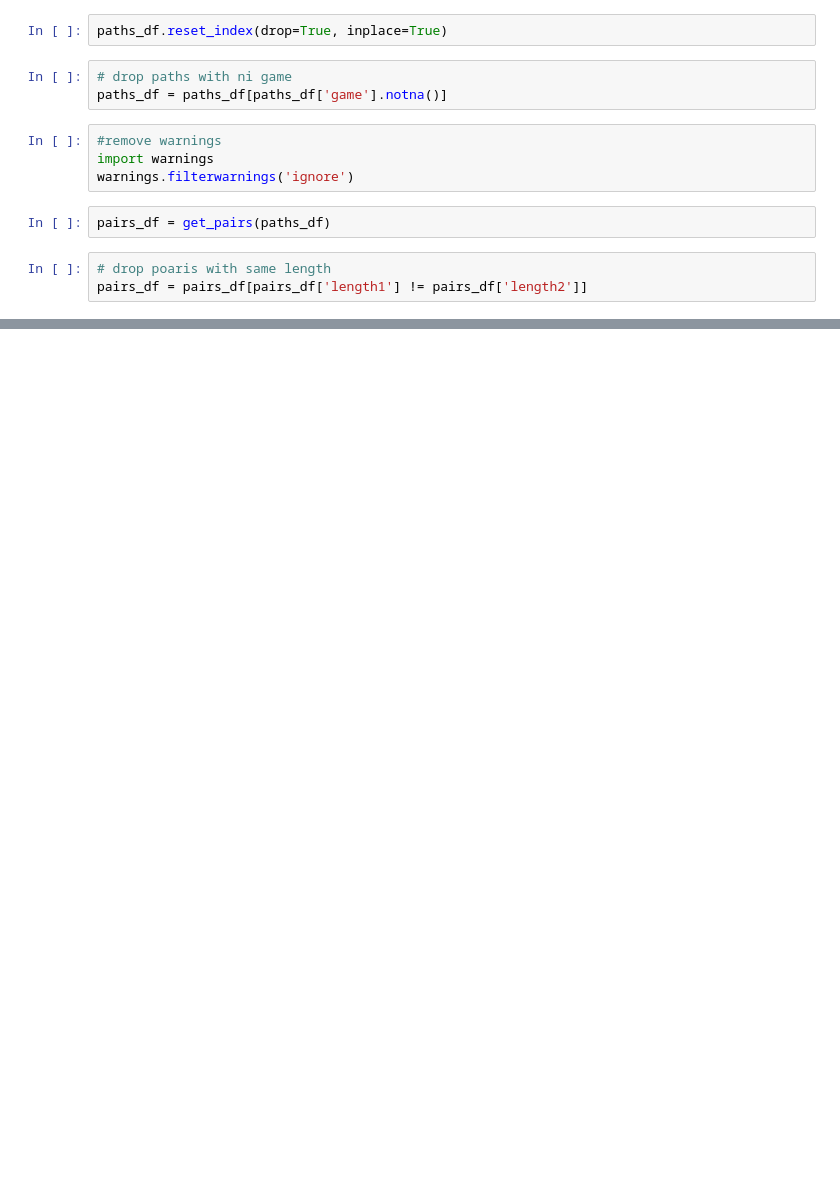
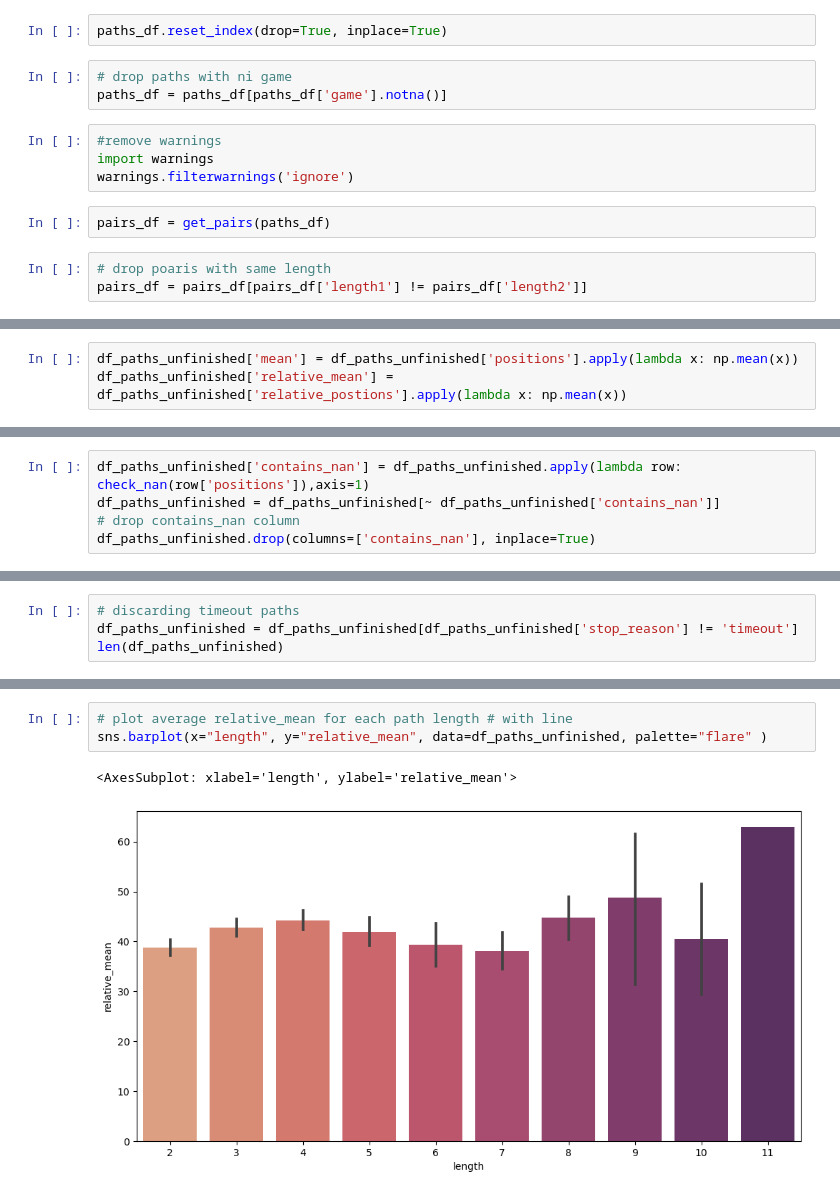
Before and after one commit to epfl-ada/ada-2022-project-groupe53, a Jupyter notebook: MahdiPlayground.ipynb, the cells around one changed output, grey strips where cells are left out. Saved outputs shown, nothing was run; the diff lists cells and outputs as text; blank space fills up the shorter version.

```diff
--- a/MahdiPlayground.ipynb
+++ b/MahdiPlayground.ipynb
@@ -560,0 +577,3 @@ sns.barplot(x="winner", y="mean_diff", data=pairs_df, palette="flare" )
+# %%
+df_paths_unfinished['mean'] = df_paths_unfinished['positions'].apply(lambda x: np.mean(x))
+df_paths_unfinished['relative_mean'] = df_paths_unfinished['relative_postions'].apply(lambda x: np.mean(x))
@@ -560,0 +602,5 @@ sns.barplot(x="winner", y="mean_diff", data=pairs_df, palette="flare" )
+# %%
+df_paths_unfinished['contains_nan'] = df_paths_unfinished.apply(lambda row: check_nan(row['positions']),axis=1)
+df_paths_unfinished = df_paths_unfinished[~ df_paths_unfinished['contains_nan']]
+# drop contains_nan column
+df_paths_unfinished.drop(columns=['contains_nan'], inplace=True)
@@ -560,0 +618,4 @@ sns.barplot(x="winner", y="mean_diff", data=pairs_df, palette="flare" )
+# %%
+# discarding timeout paths
+df_paths_unfinished = df_paths_unfinished[df_paths_unfinished['stop_reason'] != 'timeout']
+len(df_paths_unfinished)
@@ -560,0 +636,6 @@ sns.barplot(x="winner", y="mean_diff", data=pairs_df, palette="flare" )
+# %%
+# plot average relative_mean for each path length # with line
+sns.barplot(x="length", y="relative_mean", data=df_paths_unfinished, palette="flare" )
+# %% [output]
+<AxesSubplot: xlabel='length', ylabel='relative_mean'>
+[figure, added]
```
Also changed, not shown: parts of 52 cells of this notebook.
